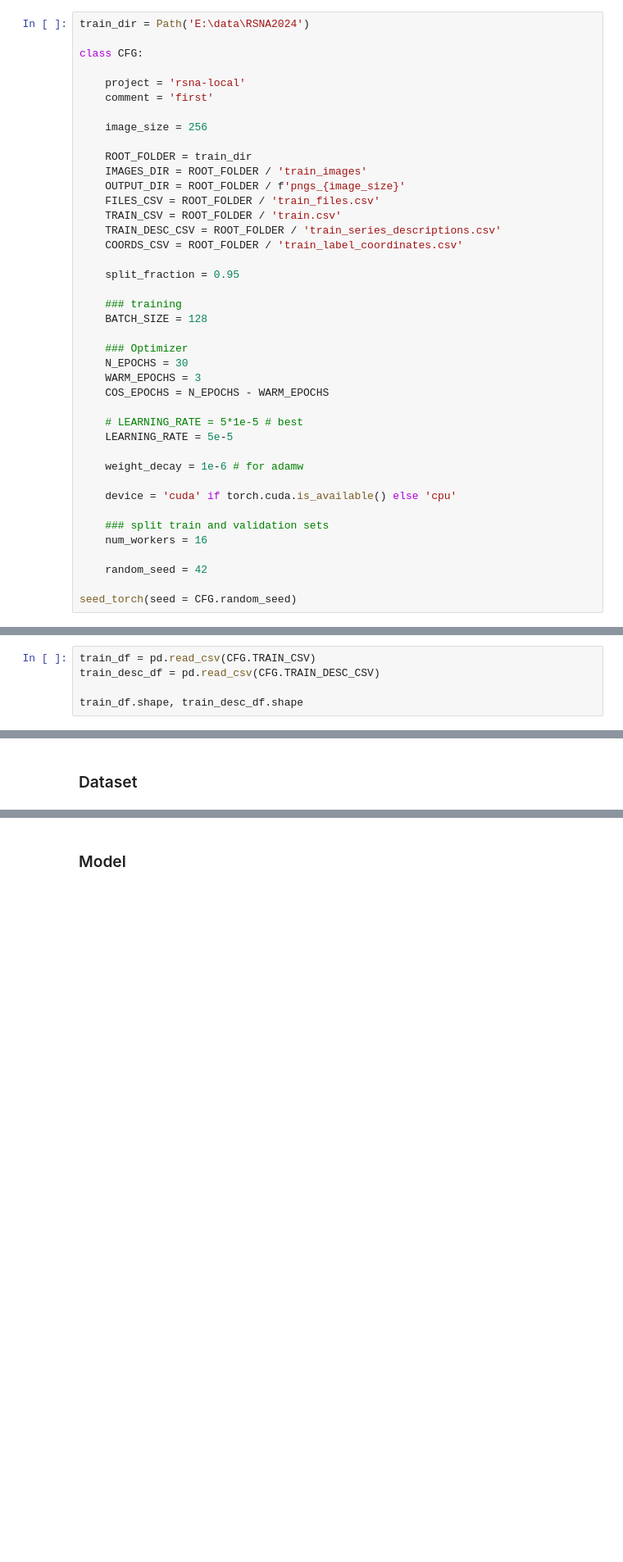
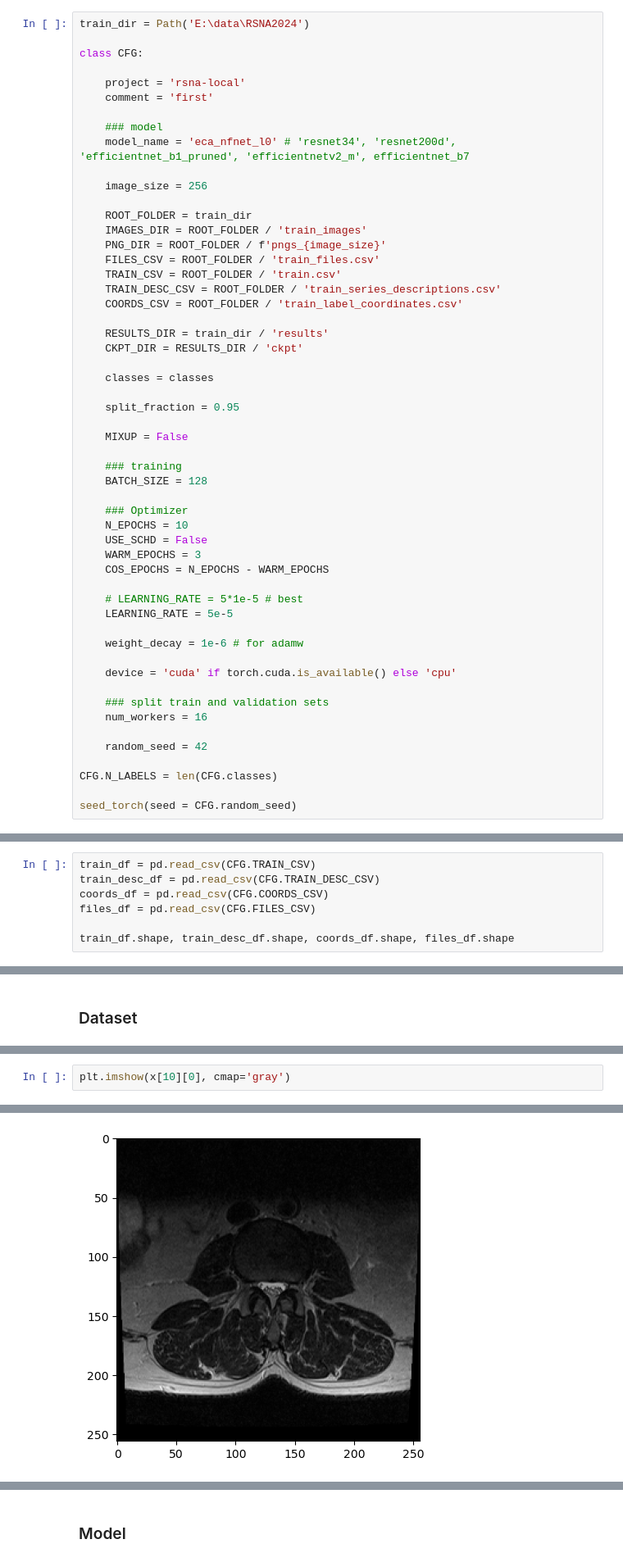
Before and after one commit to rosulucian/deep_learning_playground, a Jupyter notebook: kaggle/RSNA/train.ipynb, the cells around one changed output, grey strips where cells are left out. Shown at 82% size. Cells and saved outputs as stored; diff of their text form; blank space fills up the shorter version.

```diff
--- a/kaggle/RSNA/train.ipynb
+++ b/kaggle/RSNA/train.ipynb
@@ -68,23 +83,34 @@ class CFG:
     project = 'rsna-local'
     comment = 'first'
 
+    ### model
+    model_name = 'eca_nfnet_l0' # 'resnet34', 'resnet200d', 'efficientnet_b1_pruned', 'efficientnetv2_m', efficientnet_b7
+
     image_size = 256
 
     ROOT_FOLDER = train_dir
     IMAGES_DIR = ROOT_FOLDER / 'train_images'
-    OUTPUT_DIR = ROOT_FOLDER / f'pngs_{image_size}'
+    PNG_DIR = ROOT_FOLDER / f'pngs_{image_size}'
     FILES_CSV = ROOT_FOLDER / 'train_files.csv'
     TRAIN_CSV = ROOT_FOLDER / 'train.csv'
     TRAIN_DESC_CSV = ROOT_FOLDER / 'train_series_descriptions.csv'
     COORDS_CSV = ROOT_FOLDER / 'train_label_coordinates.csv'
 
+    RESULTS_DIR = train_dir / 'results'
+    CKPT_DIR = RESULTS_DIR / 'ckpt'
+
+    classes = classes
+
     split_fraction = 0.95
+
+    MIXUP = False
 
     ### training
     BATCH_SIZE = 128
 
     ### Optimizer
-    N_EPOCHS = 30
+    N_EPOCHS = 10
+    USE_SCHD = False
     WARM_EPOCHS = 3
     COS_EPOCHS = N_EPOCHS - WARM_EPOCHS
 
@@ -100,4 +126,6 @@ class CFG:
 
     random_seed = 42
 
+CFG.N_LABELS = len(CFG.classes)
+
 seed_torch(seed = CFG.random_seed)
@@ -106,6 +138,8 @@ seed_torch(seed = CFG.random_seed)
 # %%
 train_df = pd.read_csv(CFG.TRAIN_CSV)
 train_desc_df = pd.read_csv(CFG.TRAIN_DESC_CSV)
+coords_df = pd.read_csv(CFG.COORDS_CSV)
+files_df = pd.read_csv(CFG.FILES_CSV)
 
-train_df.shape, train_desc_df.shape
+train_df.shape, train_desc_df.shape, coords_df.shape, files_df.shape
 # %% [output]
@@ -124,0 +345,3 @@ train_df.sample(5)
+# %%
+plt.imshow(x[10][0], cmap='gray')
+# %% [output]
@@ -124,0 +349 @@ train_df.sample(5)
+[figure, added]
```
Also changed, not shown: parts of 68 cells of this notebook, 1 other file.
